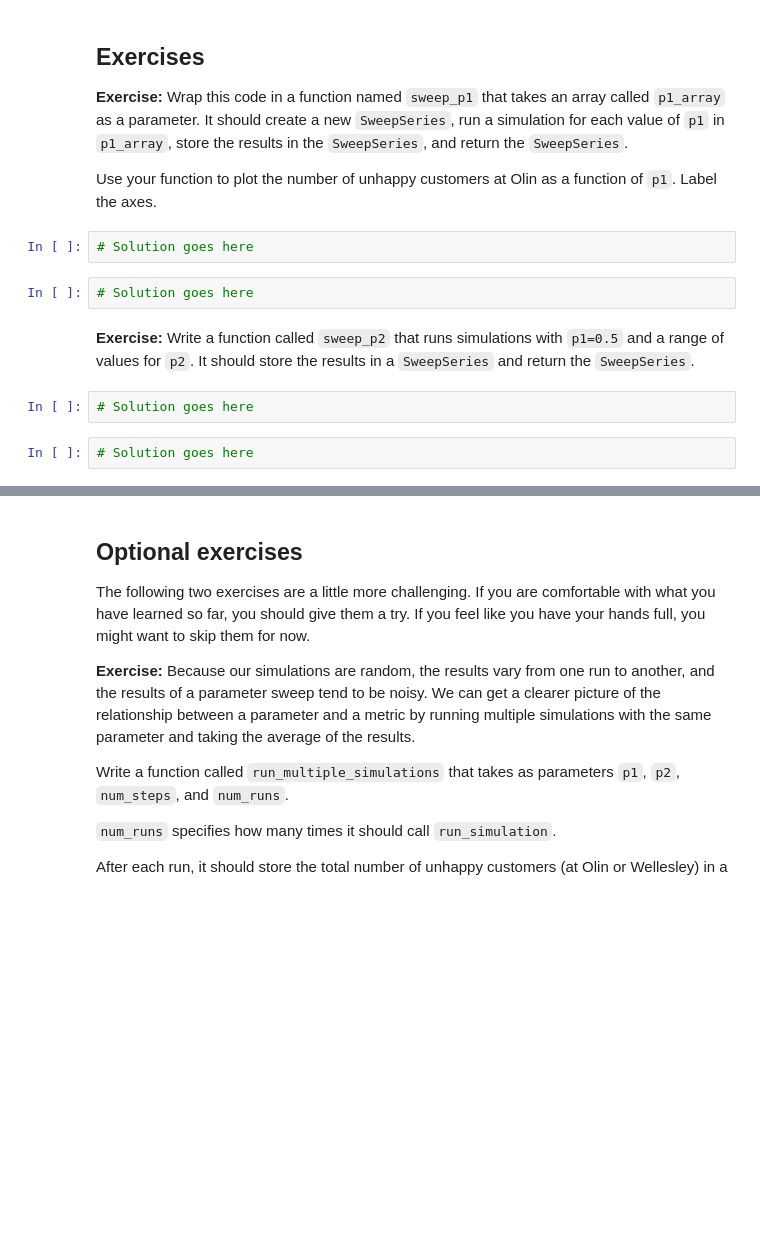
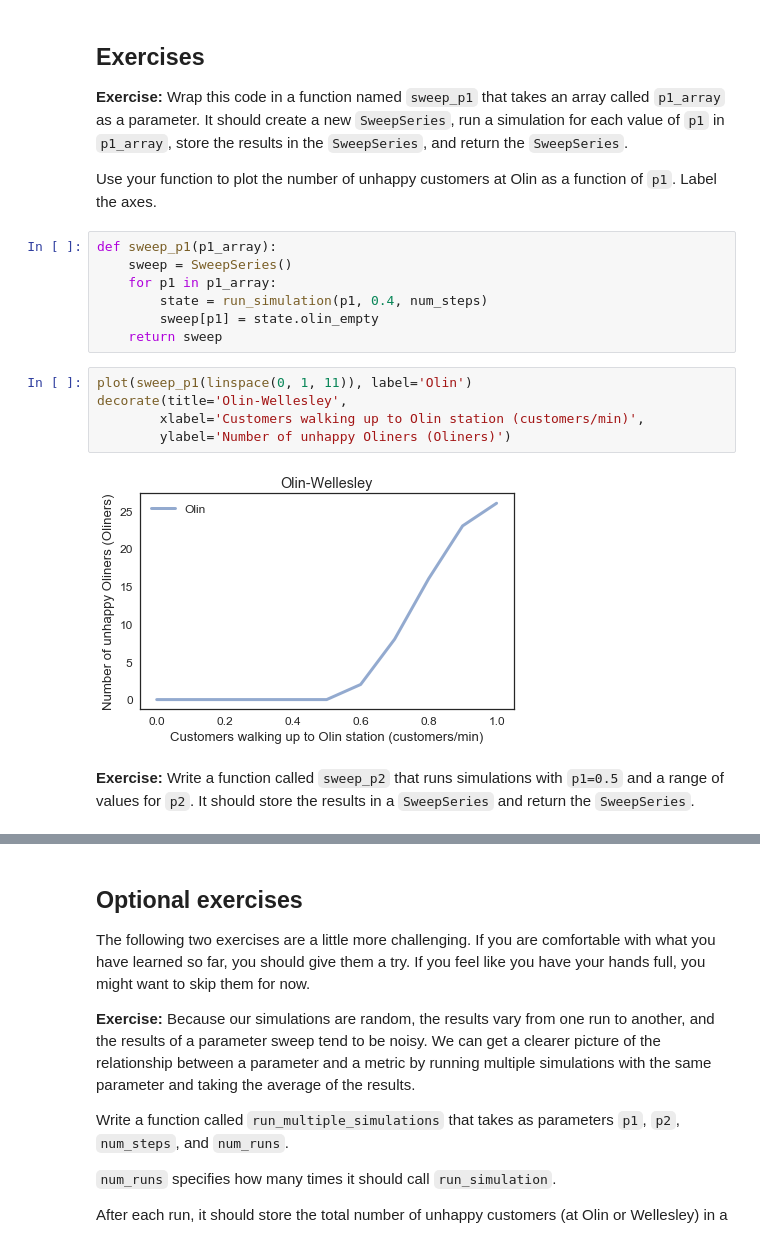
Before and after one commit to sdaitzman/ModSimPy, a Jupyter notebook: code/chap04-mine.ipynb, the cells around one changed output, grey strips where cells are left out. Drawn from its saved outputs; the diff is of its cells as text; blank space fills up the shorter version.

```diff
--- a/code/chap04-mine.ipynb
+++ b/code/chap04-mine.ipynb
@@ -290,13 +290,19 @@ Saving figure to file figs/chap02-fig02.pdf
 **Exercise:** Wrap this code in a function named `sweep_p1` that takes an array called `p1_array` as a parameter.  It should create a new `SweepSeries`, run a simulation for each value of `p1` in `p1_array`, store the results in the `SweepSeries`, and return the `SweepSeries`.
 
 Use your function to plot the number of unhappy customers at Olin as a function of `p1`.  Label the axes.
-# %%
-# Solution goes here
-# %%
-# Solution goes here
+# %%
+def sweep_p1(p1_array):
+    sweep = SweepSeries()
+    for p1 in p1_array:
+        state = run_simulation(p1, 0.4, num_steps)
+        sweep[p1] = state.olin_empty
+    return sweep
+# %%
+plot(sweep_p1(linspace(0, 1, 11)), label='Olin')
+decorate(title='Olin-Wellesley',
+        xlabel='Customers walking up to Olin station (customers/min)',
+        ylabel='Number of unhappy Oliners (Oliners)')
+# %% [output]
+[figure, added]
 # %% [markdown]
 **Exercise:** Write a function called `sweep_p2` that runs simulations with `p1=0.5` and a range of values for `p2`.  It should store the results in a `SweepSeries` and return the `SweepSeries`.
-# %%
-# Solution goes here
-# %%
-# Solution goes here
```
Also changed, not shown: parts of 4 cells of this notebook, 1 other file.
